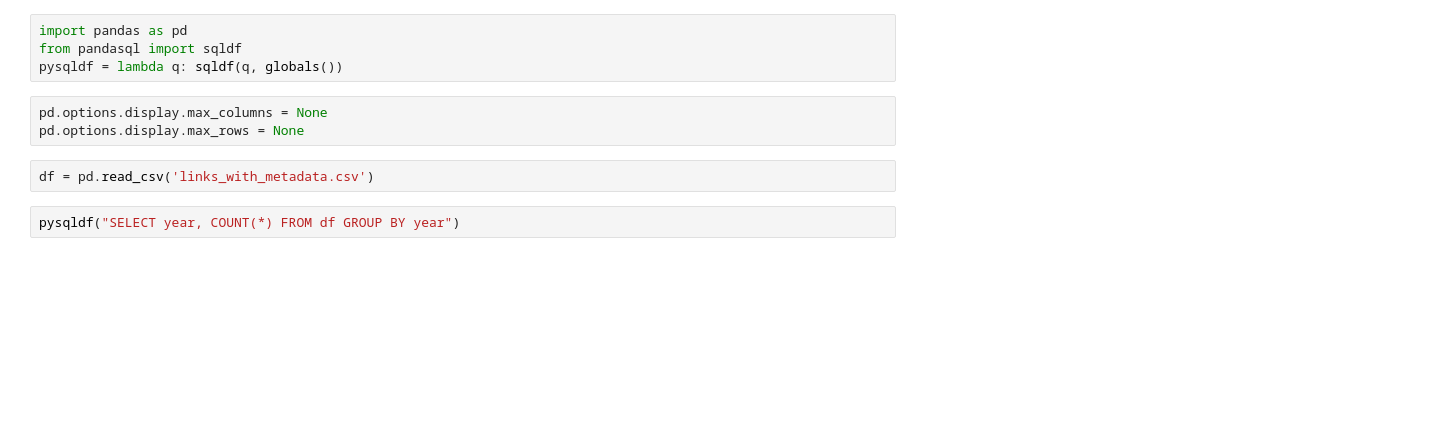
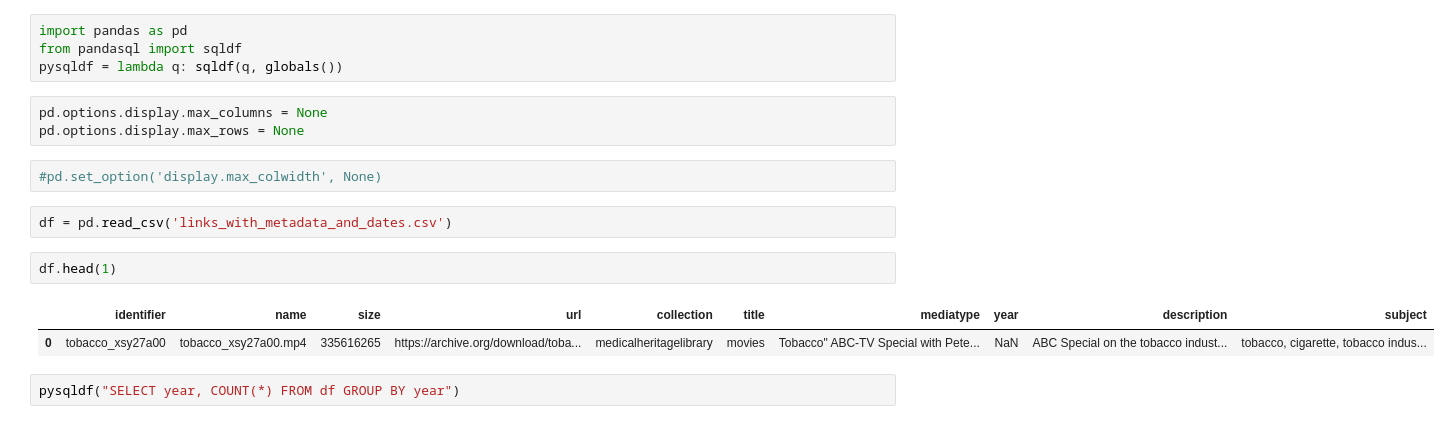
Before and after one commit to geoffswc/Internet-Archives-Transcripts, a Jupyter notebook: working-queries.ipynb, the cells around one changed output. Saved outputs shown, nothing was run; the diff lists cells and outputs as text; blank space fills up the shorter version.

```diff
--- a/working-queries.ipynb
+++ b/working-queries.ipynb
@@ -5,8 +5,15 @@ pysqldf = lambda q: sqldf(q, globals())
 # %%
 pd.options.display.max_columns = None
 pd.options.display.max_rows = None
+# %%
+#pd.set_option('display.max_colwidth', None)
 # %%
-df = pd.read_csv('links_with_metadata.csv')
+df = pd.read_csv('links_with_metadata_and_dates.csv')
+# %%
+df.head(1)
+# %% [output]
+|  | identifier | name | size | url | collection | title | mediatype | year | description | subject |
+| 0 | tobacco_xsy27a00 | tobacco_xsy27a00.mp4 | 335616265 | https://archive.org/download/toba... | medicalheritagelibrary | movies | Tobacco" ABC-TV Special with Pete... | NaN | ABC Special on the tobacco indust... | tobacco, cigarette, tobacco indus... |
 # %%
 pysqldf("SELECT year, COUNT(*) FROM df GROUP BY year")
 # %% [output]
```
Also changed, not shown: parts of 16 cells of this notebook.
